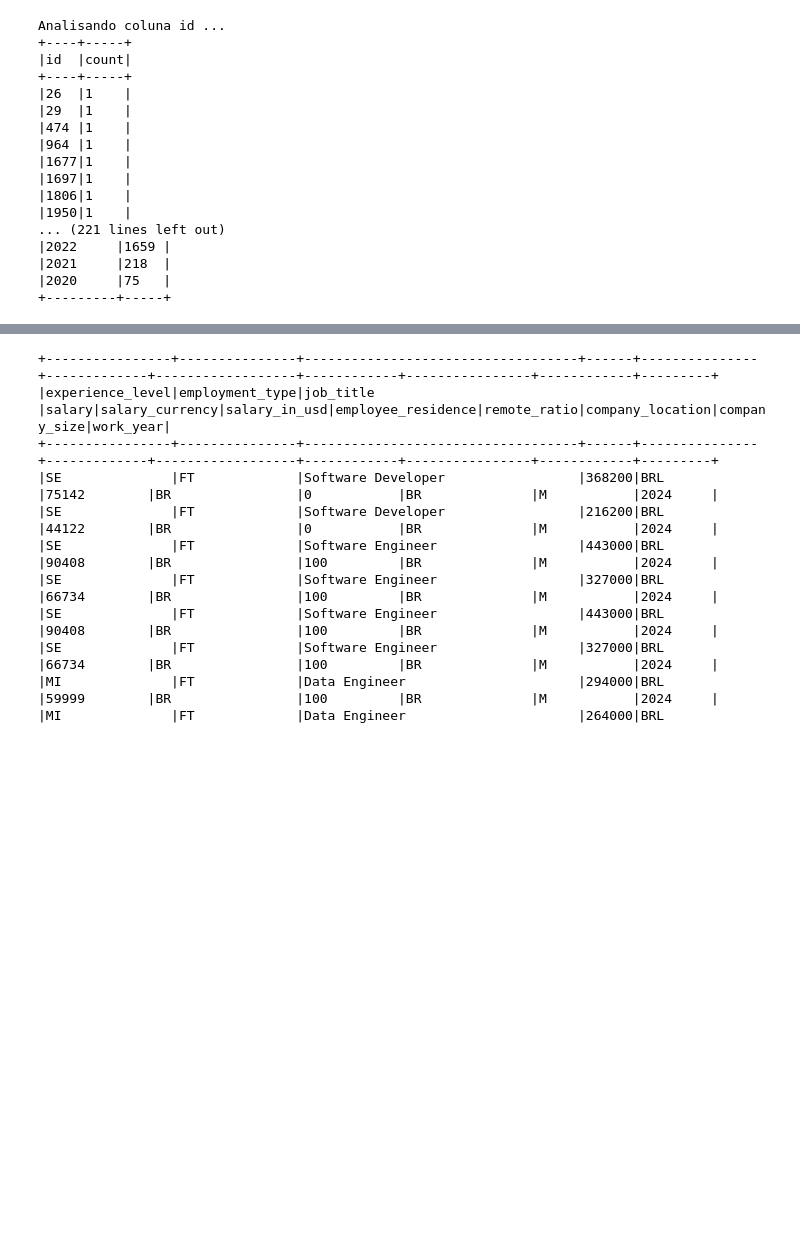
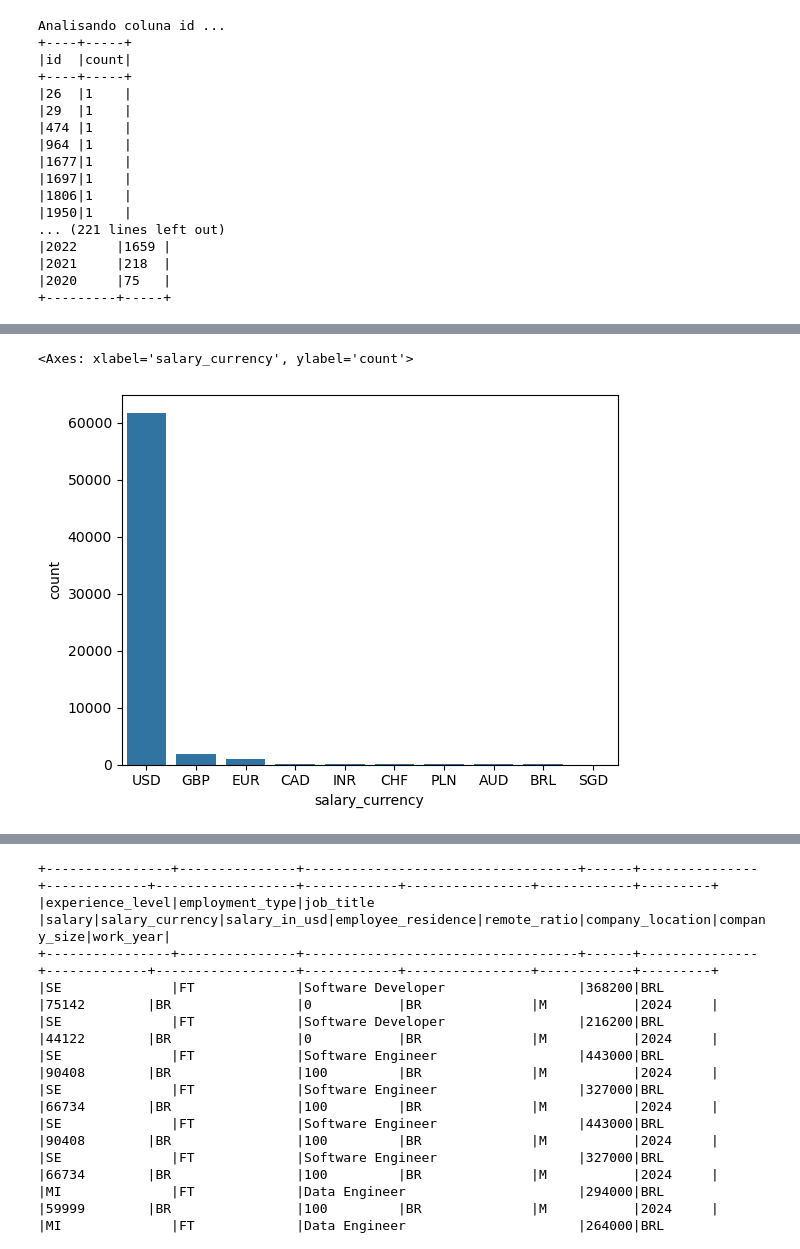
Before and after one commit to aurelixv/tcc-data-mining-2024, a Jupyter notebook: notebooks/exploratory-data-analysis.ipynb, the cells around one changed output, grey strips where cells are left out. Drawn from its saved outputs; the diff is of its cells as text; code cells hidden in the pictures; blank space fills up the shorter version.

```diff
--- a/notebooks/exploratory-data-analysis.ipynb
+++ b/notebooks/exploratory-data-analysis.ipynb
@@ -134,0 +189,7 @@ Analisando coluna id ...
+# %%
+moeda = (
+    df.groupBy("salary_currency")
+    .agg(F.count("*").alias("count"))
+    .sort("count", ascending=False)
+    .limit(10)
+)
@@ -134,0 +213,5 @@ Analisando coluna id ...
+# %%
+sns.barplot(moeda.toPandas(), x="salary_currency", y="count")
+# %% [output]
+<Axes: xlabel='salary_currency', ylabel='count'>
+[figure, added]
```
Also changed, not shown: parts of 66 cells of this notebook, 1 other file.
